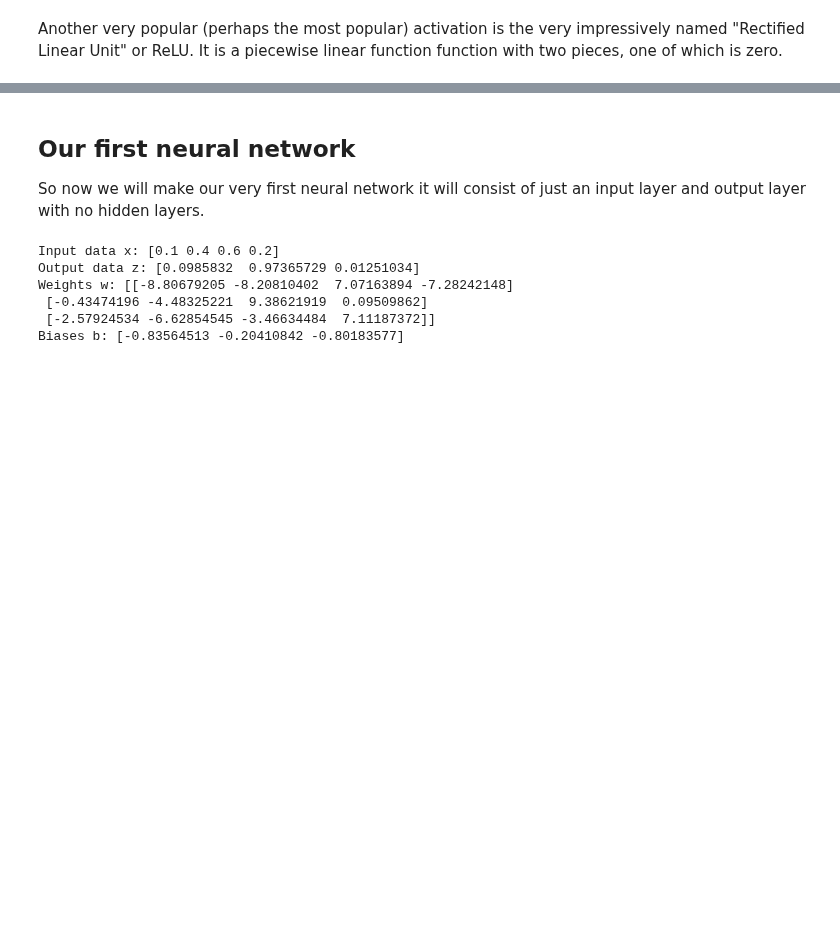
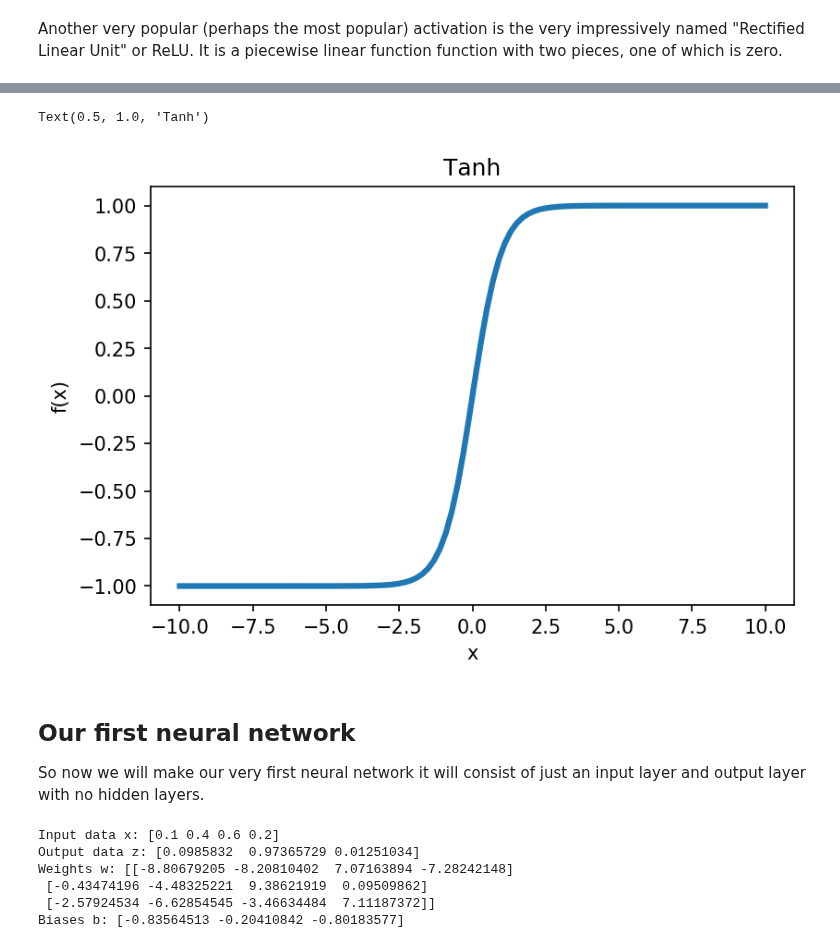
Before and after one commit to nichol77/mlForPhysicists, a Jupyter notebook: Week1_NeuralNetwork.ipynb, the cells around one changed output, grey strips where cells are left out. Cells and saved outputs as stored; diff of their text form; code cells hidden in the pictures; blank space fills up the shorter version.

```diff
--- a/Week1_NeuralNetwork.ipynb
+++ b/Week1_NeuralNetwork.ipynb
@@ -60,3 +62,14 @@ Text(0, 0.5, 'ReLU')
+# %%
+#Plot the hyperbolic tangent
+fig, ax = plt.subplots()  #I like to make plots using this silly fig,ax method but plot how you like
+x=np.linspace(-10,10,100)  #Get 100 points from -10 to 10
+ax.plot(x,(np.exp(x)-np.exp(-x))/(np.exp(x)+np.exp(-x)),linewidth=3) #Plot x vs Sigmoid with a linewidth of 3
+ax.set_xlabel("x")
+ax.set_ylabel("f(x)")
+ax.set_title("Tanh")
+# %% [output]
+Text(0.5, 1.0, 'Tanh')
+[figure, added]
 # %% [markdown]
 ## Our first neural network
 So now we will make our very first neural network it will consist of just an input layer and output layer with no hidden layers.
```
Also changed, not shown: parts of 4 cells of this notebook, 6 other files.
